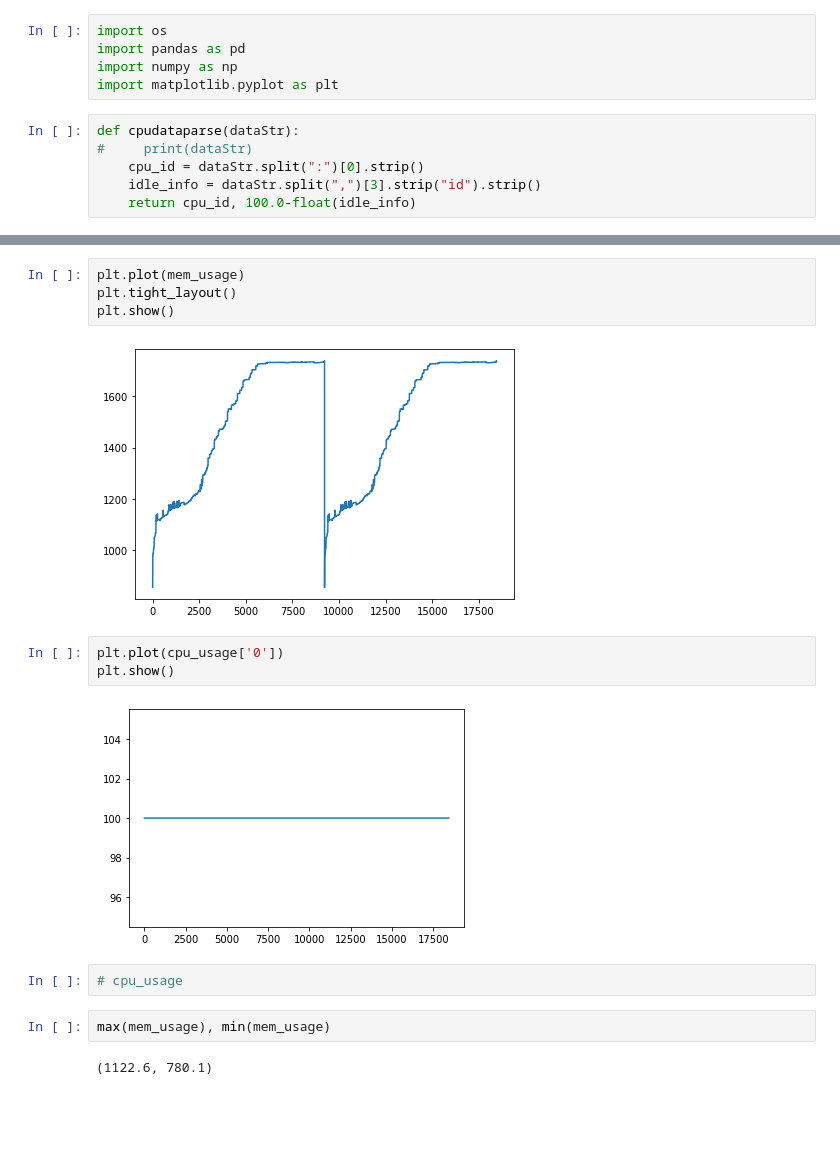
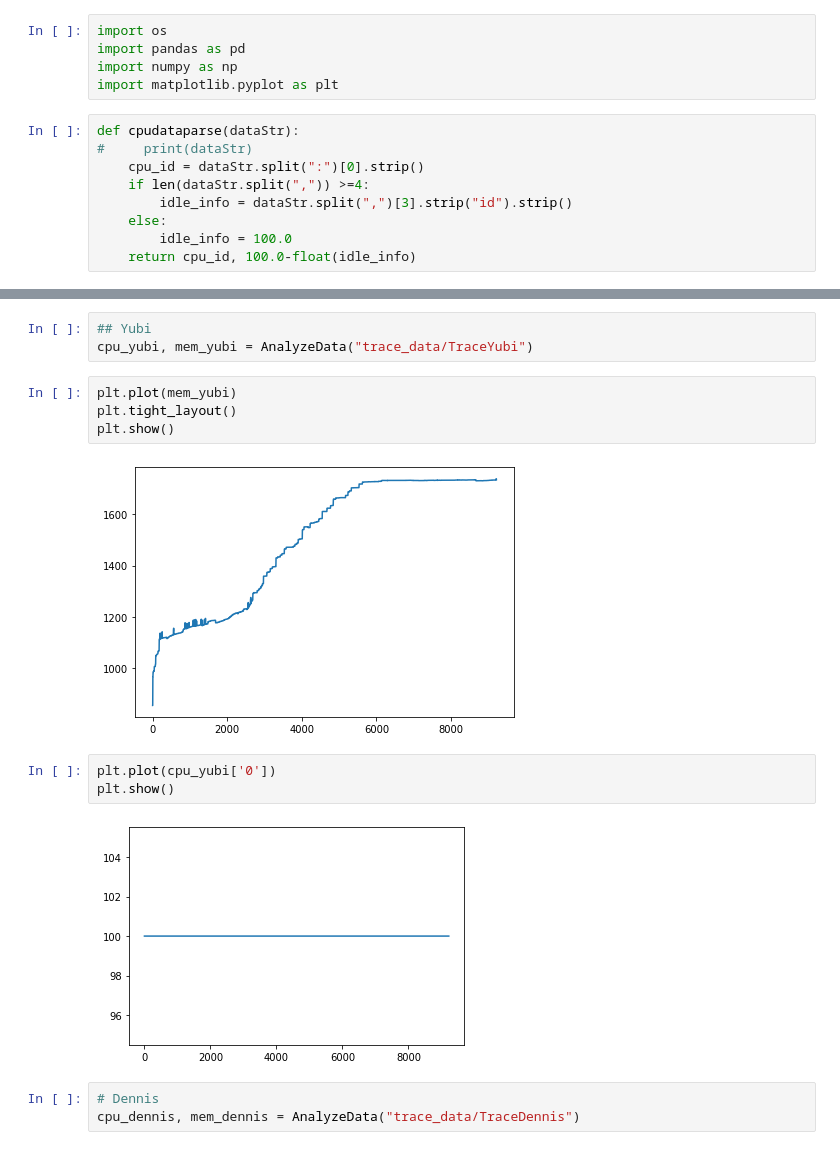
Before and after one commit to dipayan2/gmaude, a Jupyter notebook: DataAnalysis.ipynb, the cells around one changed output, grey strips where cells are left out. Drawn from its saved outputs; the diff is of its cells as text; blank space fills up the shorter version.

Commit message:
Plotting Data Usage

```diff
--- a/DataAnalysis.ipynb
+++ b/DataAnalysis.ipynb
@@ -7,7 +7,10 @@ import matplotlib.pyplot as plt
 def cpudataparse(dataStr):
 #     print(dataStr)
     cpu_id = dataStr.split(":")[0].strip()
-    idle_info = dataStr.split(",")[3].strip("id").strip()
+    if len(dataStr.split(",")) >=4:
+        idle_info = dataStr.split(",")[3].strip("id").strip()
+    else:
+        idle_info = 100.0
     return cpu_id, 100.0-float(idle_info)
 # %%
 #Data to store information
@@ -49,20 +53,20 @@ with open(filename) as file:
 #         if count==60:
 #             break
+# %%
+## Yubi
+cpu_yubi, mem_yubi = AnalyzeData("trace_data/TraceYubi")
 # %%
-plt.plot(mem_usage)
+plt.plot(mem_yubi)
 plt.tight_layout()
 plt.show()
 # %% [output]
-[figure, old version]
+[figure, new version]
 # %%
-plt.plot(cpu_usage['0'])
+plt.plot(cpu_yubi['0'])
 plt.show()
 # %% [output]
-[figure, old version]
+[figure, new version]
-# %%
-# cpu_usage
-# %%
-max(mem_usage), min(mem_usage)
-# %% [output]
-(1122.6, 780.1)
+# %%
+# Dennis
+cpu_dennis, mem_dennis = AnalyzeData("trace_data/TraceDennis")
 # %%
```
Also changed, not shown: parts of 4 cells of this notebook.
